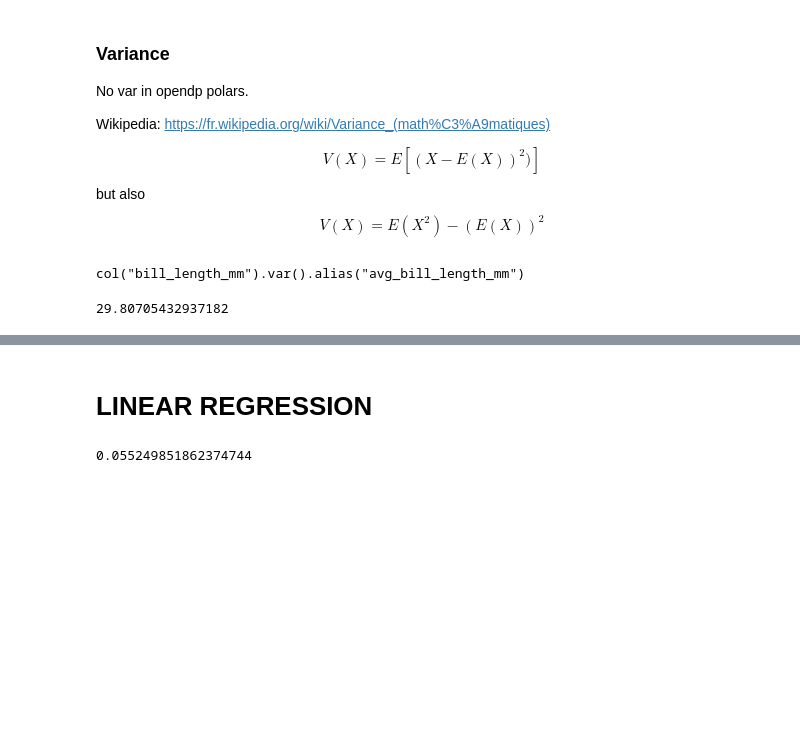
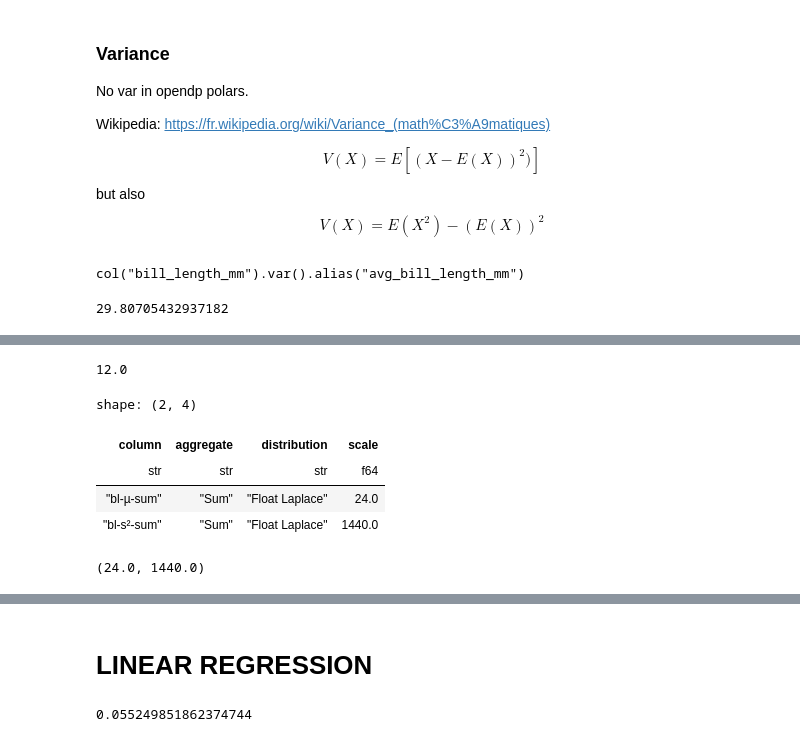
Before and after one commit to PaulineMauryL/dev-dp-lomas, a Jupyter notebook: opendp-0-14-features-penguin.ipynb, the cells around one changed output, grey strips where cells are left out. Cells and saved outputs as stored; diff of their text form; code cells hidden in the pictures; blank space fills up the shorter version.

```diff
--- a/opendp-0-14-features-penguin.ipynb
+++ b/opendp-0-14-features-penguin.ipynb
@@ -719,0 +730,10 @@ bl_variance
+# %%
+context = dp.Context.compositor(
+    data=lf,
+    privacy_unit=dp.unit_of(contributions=1),
+    privacy_loss=dp.loss_of(epsilon=5.0, delta=1e-6),
+    split_evenly_over=1,
+    margins=[
+        dp.polars.Margin(max_length=500)
+    ],
+)
@@ -719,0 +751,26 @@ bl_variance
+# %%
+60/5 # not (60 - 30)/5. check input distance
+# %% [output]
+12.0
+# %%
+var_query_sum = (
+    context.query()
+    .with_columns(pl.col.bill_length_mm.fill_nan(43.0).fill_null(43.0))
+    .select([
+        pl.col.bill_length_mm.dp.sum((30.0, 60.0)).alias("bl-µ-sum"),
+        (
+            pl.col("bill_length_mm")*pl.col("bill_length_mm")
+        ).dp.sum(bounds=(30**2, 60**2)).alias('bl-s²-sum')
+    ])
+)
+var_query_sum.summarize()
+# %% [output]
+shape: (2, 4)
+| column | aggregate | distribution | scale |
+| str | str | str | f64 |
+| "bl-µ-sum" | "Sum" | "Float Laplace" | 24.0 |
+| "bl-s²-sum" | "Sum" | "Float Laplace" | 1440.0 |
+# %%
+60/(5/2), (60**2)/(5/2)
+# %% [output]
+(24.0, 1440.0)
```
Also changed, not shown: parts of 30 cells of this notebook.
